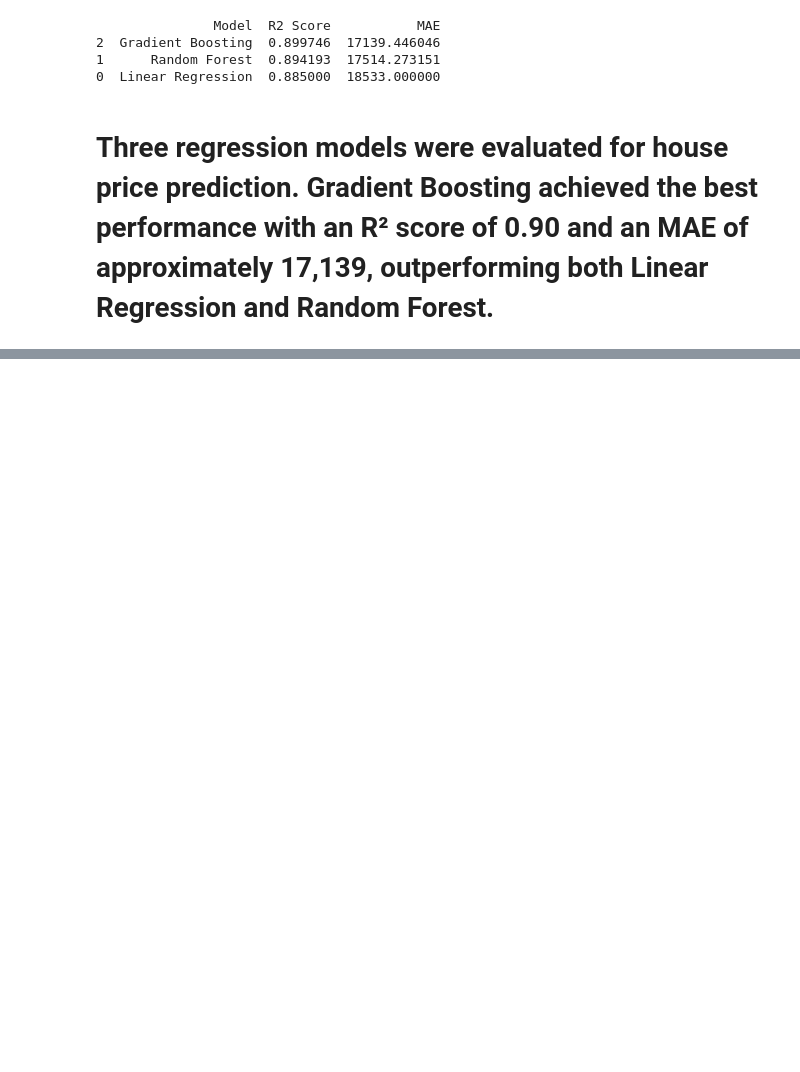
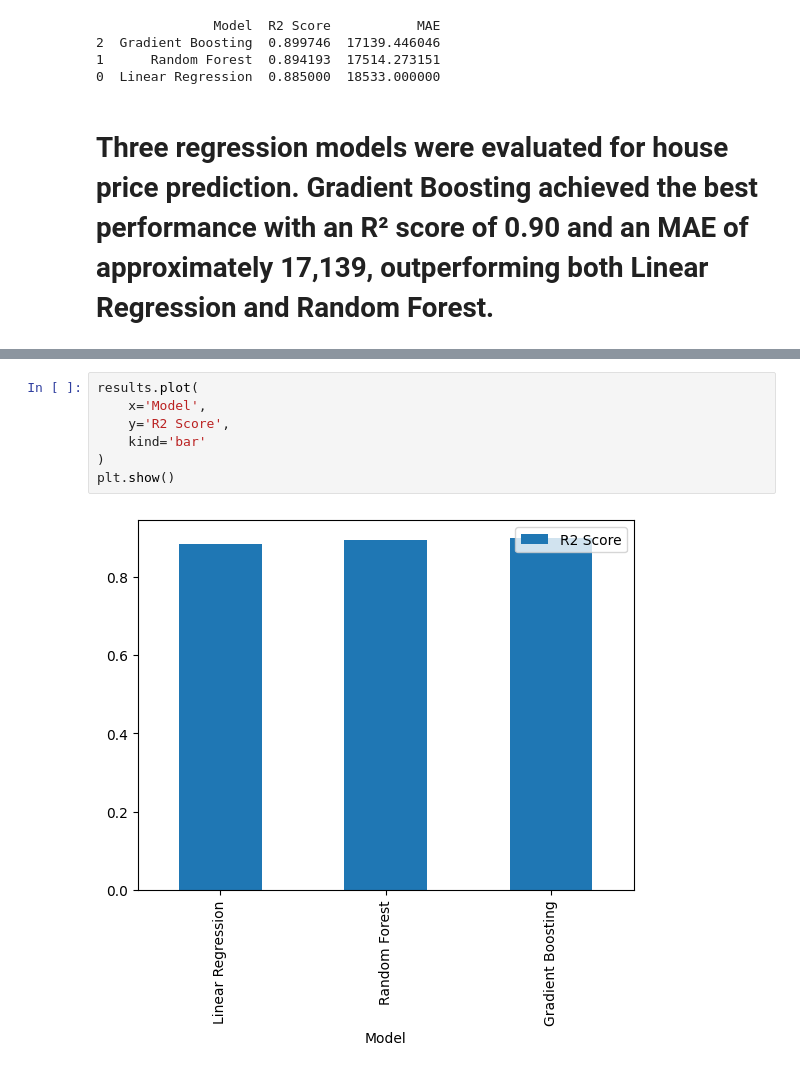
Before and after one commit to anubhavsingh23906-code/house-price-prediction, a Jupyter notebook: house_price_prediction.ipynb, the cells around one changed output, grey strips where cells are left out. Drawn from its saved outputs; the diff is of its cells as text; blank space fills up the shorter version.

```diff
--- a/house_price_prediction.ipynb
+++ b/house_price_prediction.ipynb
@@ -727,0 +747,9 @@ print(results.sort_values('R2 Score', ascending=False))
+# %%
+results.plot(
+    x='Model',
+    y='R2 Score',
+    kind='bar'
+)
+plt.show()
+# %% [output]
+[figure, added]
```
Also changed, not shown: parts of 1 cell of this notebook.
